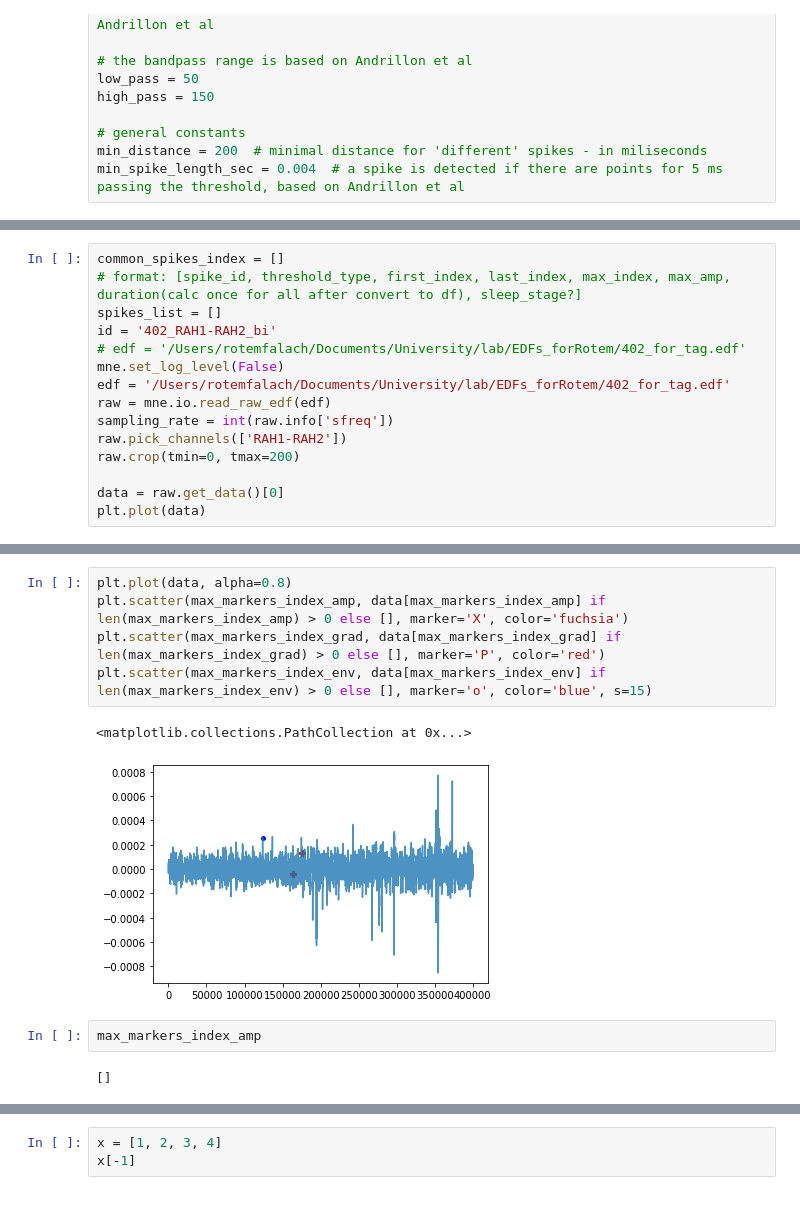
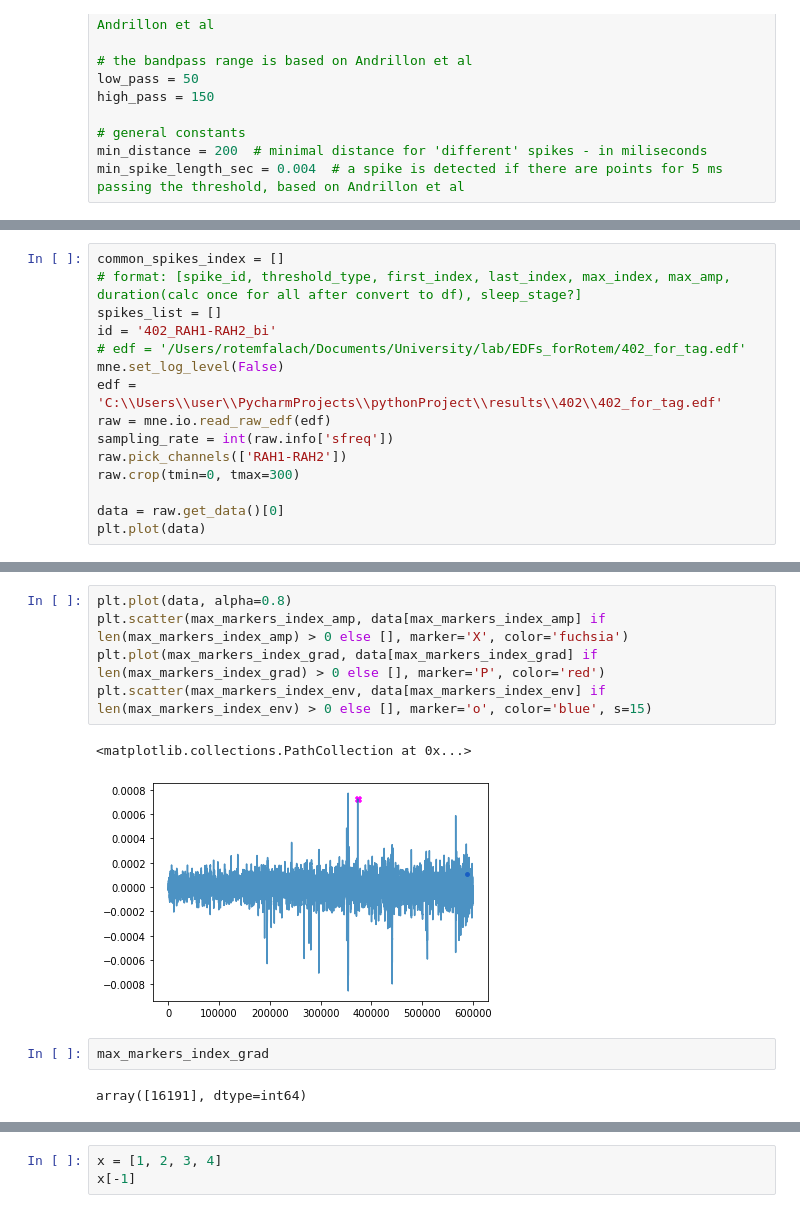
Before and after one commit to The1per/spikes_notebooks, a Jupyter notebook: detector.ipynb, the cells around one changed output, grey strips where cells are left out. Drawn from its saved outputs; the diff is of its cells as text.

```diff
--- a/detector.ipynb
+++ b/detector.ipynb
@@ -66,11 +67,11 @@ spikes_list = []
 id = '402_RAH1-RAH2_bi'
 # edf = '/Users/rotemfalach/Documents/University/lab/EDFs_forRotem/402_for_tag.edf'
 mne.set_log_level(False)
-edf = '/Users/rotemfalach/Documents/University/lab/EDFs_forRotem/402_for_tag.edf'
+edf = 'C:\\Users\\user\\PycharmProjects\\pythonProject\\results\\402\\402_for_tag.edf'
 raw = mne.io.read_raw_edf(edf)
 sampling_rate = int(raw.info['sfreq'])
 raw.pick_channels(['RAH1-RAH2'])
-raw.crop(tmin=0, tmax=200)
+raw.crop(tmin=0, tmax=300)
 
 data = raw.get_data()[0]
 plt.plot(data)
@@ -136,13 +119,13 @@ IndexError: index 0 is out of bounds for axis 0 with size 0
 # %%
 plt.plot(data, alpha=0.8)
 plt.scatter(max_markers_index_amp, data[max_markers_index_amp] if len(max_markers_index_amp) > 0 else [], marker='X', color='fuchsia')
-plt.scatter(max_markers_index_grad, data[max_markers_index_grad] if len(max_markers_index_grad) > 0 else [], marker='P', color='red')
+plt.plot(max_markers_index_grad, data[max_markers_index_grad] if len(max_markers_index_grad) > 0 else [], marker='P', color='red')
 plt.scatter(max_markers_index_env, data[max_markers_index_env] if len(max_markers_index_env) > 0 else [], marker='o', color='blue', s=15)
 # %% [output]
 <matplotlib.collections.PathCollection at 0x...>
-[figure, old version]
+[figure, new version]
 # %%
-max_markers_index_amp
+max_markers_index_grad
 # %% [output]
-[]
+array([16191], dtype=int64)
 # %%
```
Also changed, not shown: parts of 7 cells of this notebook.
